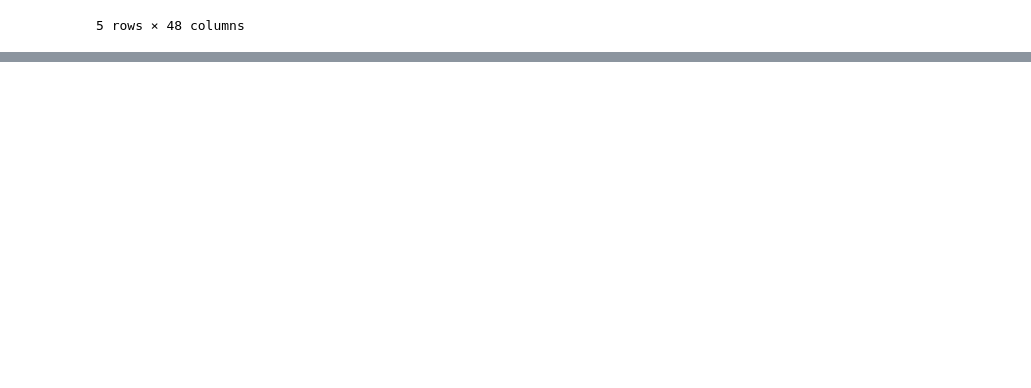
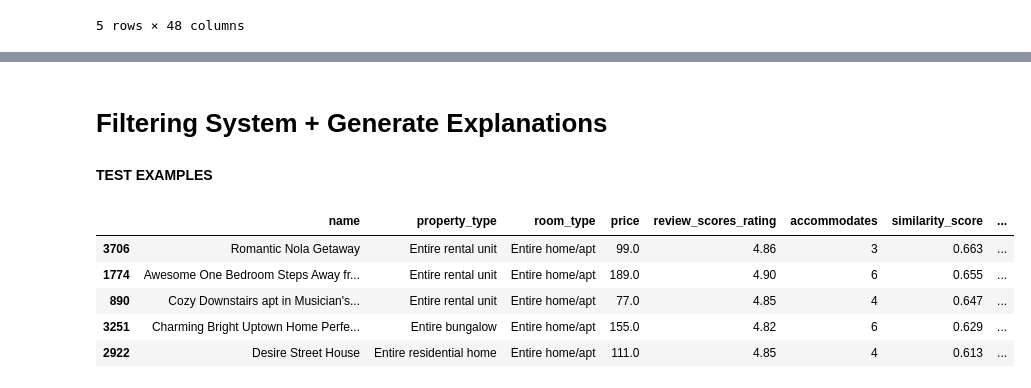
Before and after one commit to Anisha3056/AI-Travel-Companion, a Jupyter notebook: notebooks/eda.ipynb, the cells around one changed output, grey strips where cells are left out. Saved outputs shown, nothing was run; the diff lists cells and outputs as text; code cells hidden in the pictures; blank space fills up the shorter version.

```diff
--- a/notebooks/eda.ipynb
+++ b/notebooks/eda.ipynb
@@ -745,3 +773,3 @@ df_reviews.head()
 # %%
-airbnb_merged = pd.merge(airbnb,df_reviews,on="id", how="outer")
+airbnb_merged = pd.merge(airbnb, reviews_grouped, left_on="id", right_on="listing_id", how="left")
 # %%
@@ -757,0 +782,14 @@ MemoryError:
+# %%
+# ================================
+# 🧠 CREATE COMBINED FEATURES
+# ================================
+
+airbnb_merged["combined_features"] = (
+    airbnb_merged["name"].fillna('') + " " +
+    airbnb_merged["description"].fillna('') + " " +
+    airbnb_merged["property_type"].fillna('') + " " +
+    airbnb_merged["room_type"].fillna('') + " " +
+    airbnb_merged["neighbourhood_cleansed"].fillna('') + " " +
+    airbnb_merged["amenities_text"].fillna('') + " " +
+    airbnb_merged["user_comments"].fillna('')
+)
@@ -757,0 +971,11 @@ MemoryError:
+# %% [markdown]
+# **Filtering System + Generate Explanations**
+# %%
+# =========================================================
+# 🚀 GENERATE EMBEDDINGS
+# =========================================================
+
+embeddings = model.encode(
+    airbnb_merged["combined_features"].tolist(),
+    show_progress_bar=True
+)
@@ -757,0 +1155,18 @@ MemoryError:
+# %% [markdown]
+**TEST EXAMPLES**
+# %%
+hybrid_airbnb_search(
+    query="quiet romantic apartment near nightlife",
+    max_price=200,
+    room_type="Entire home/apt",
+    min_rating=4.5,
+    accommodates=2,
+    top_n=5
+)
+# %% [output]
+|  | name | property_type | room_type | price | review_scores_rating | accommodates | similarity_score | ... |
+| 3706 | Romantic Nola Getaway | Entire rental unit | Entire home/apt | 99.0 | 4.86 | 3 | 0.663 | ... |
+| 1774 | Awesome One Bedroom Steps Away fr... | Entire rental unit | Entire home/apt | 189.0 | 4.90 | 6 | 0.655 | ... |
+| 890 | Cozy Downstairs apt in Musician's... | Entire rental unit | Entire home/apt | 77.0 | 4.85 | 4 | 0.647 | ... |
+| 3251 | Charming Bright Uptown Home Perfe... | Entire bungalow | Entire home/apt | 155.0 | 4.82 | 6 | 0.629 | ... |
+| 2922 | Desire Street House | Entire residential home | Entire home/apt | 111.0 | 4.85 | 4 | 0.613 | ... |
```
Also changed, not shown: parts of 42 cells of this notebook, 2 other files.
